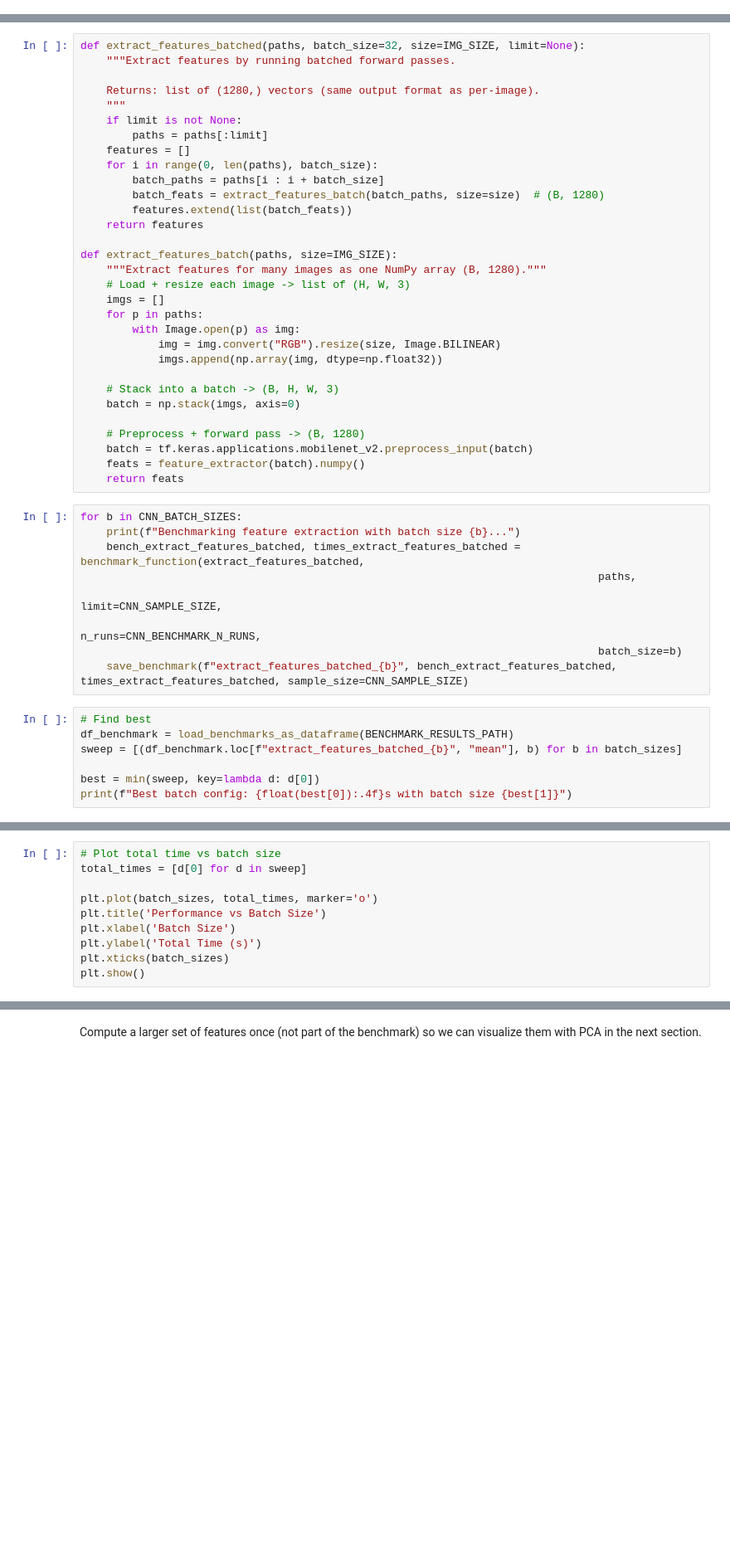
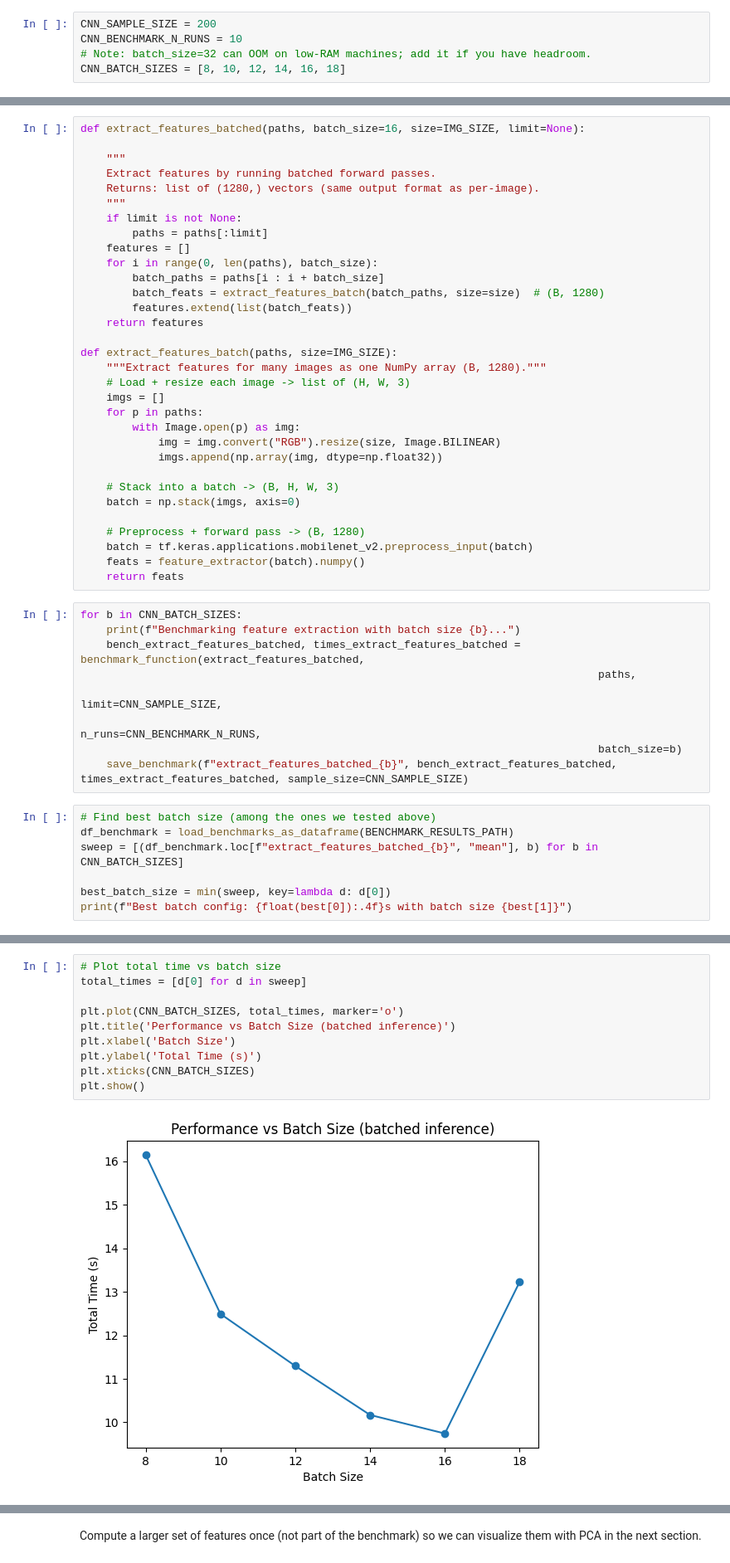
Before and after one commit to G-Gress/python_parallelism, a Jupyter notebook: notebooks/exploration.ipynb, the cells around one changed output, grey strips where cells are left out. Shown at 83% size. Saved outputs shown, nothing was run; the diff lists cells and outputs as text; blank space fills up the shorter version.

```diff
--- a/notebooks/exploration.ipynb
+++ b/notebooks/exploration.ipynb
@@ -1303,3 +1303,8 @@ We intentionally keep this **single-process**: once TensorFlow is imported, usin
+# %%
+CNN_SAMPLE_SIZE = 200
+CNN_BENCHMARK_N_RUNS = 10
+# Note: batch_size=32 can OOM on low-RAM machines; add it if you have headroom.
+CNN_BATCH_SIZES = [8, 10, 12, 14, 16, 18]
 # %% [markdown]
 ### 3.2 - Extract features one image at a time
 # %%
@@ -1349,9 +1360,10 @@ We can speed things up by doing **batched inference**:
 
 This is usually the first optimization you try for CNN inference (before adding processes), because it reduces per-call overhead and lets the backend run more efficiently.
 # %%
-def extract_features_batched(paths, batch_size=32, size=IMG_SIZE, limit=None):
-    """Extract features by running batched forward passes.
+def extract_features_batched(paths, batch_size=16, size=IMG_SIZE, limit=None):
 
+    """
+    Extract features by running batched forward passes.
     Returns: list of (1280,) vectors (same output format as per-image).
     """
     if limit is not None:
@@ -1389,9 +1401,9 @@ for b in CNN_BATCH_SIZES:
                                                                                 batch_size=b)
     save_benchmark(f"extract_features_batched_{b}", bench_extract_features_batched, times_extract_features_batched, sample_size=CNN_SAMPLE_SIZE)
 # %%
-# Find best
+# Find best batch size (among the ones we tested above)
 df_benchmark = load_benchmarks_as_dataframe(BENCHMARK_RESULTS_PATH)
-sweep = [(df_benchmark.loc[f"extract_features_batched_{b}", "mean"], b) for b in batch_sizes]
+sweep = [(df_benchmark.loc[f"extract_features_batched_{b}", "mean"], b) for b in CNN_BATCH_SIZES]
 
-best = min(sweep, key=lambda d: d[0])
+best_batch_size = min(sweep, key=lambda d: d[0])
 print(f"Best batch config: {float(best[0]):.4f}s with batch size {best[1]}")
@@ -1398,10 +1412,12 @@ print(f"Best batch config: {float(best[0]):.4f}s with batch size {best[1]}")
 # %%
 # Plot total time vs batch size
 total_times = [d[0] for d in sweep]
 
-plt.plot(batch_sizes, total_times, marker='o')
-plt.title('Performance vs Batch Size')
+plt.plot(CNN_BATCH_SIZES, total_times, marker='o')
+plt.title('Performance vs Batch Size (batched inference)')
 plt.xlabel('Batch Size')
 plt.ylabel('Total Time (s)')
-plt.xticks(batch_sizes)
+plt.xticks(CNN_BATCH_SIZES)
 plt.show()
+# %% [output]
+[figure, added]
```
Also changed, not shown: parts of 16 cells of this notebook.
